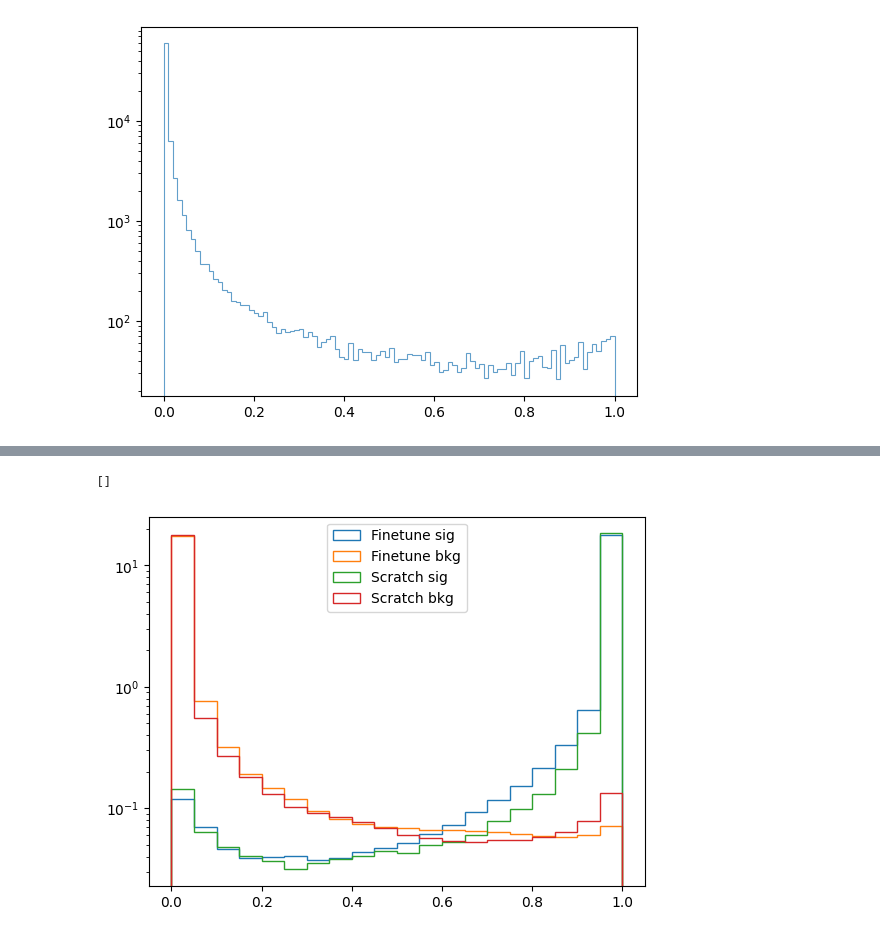
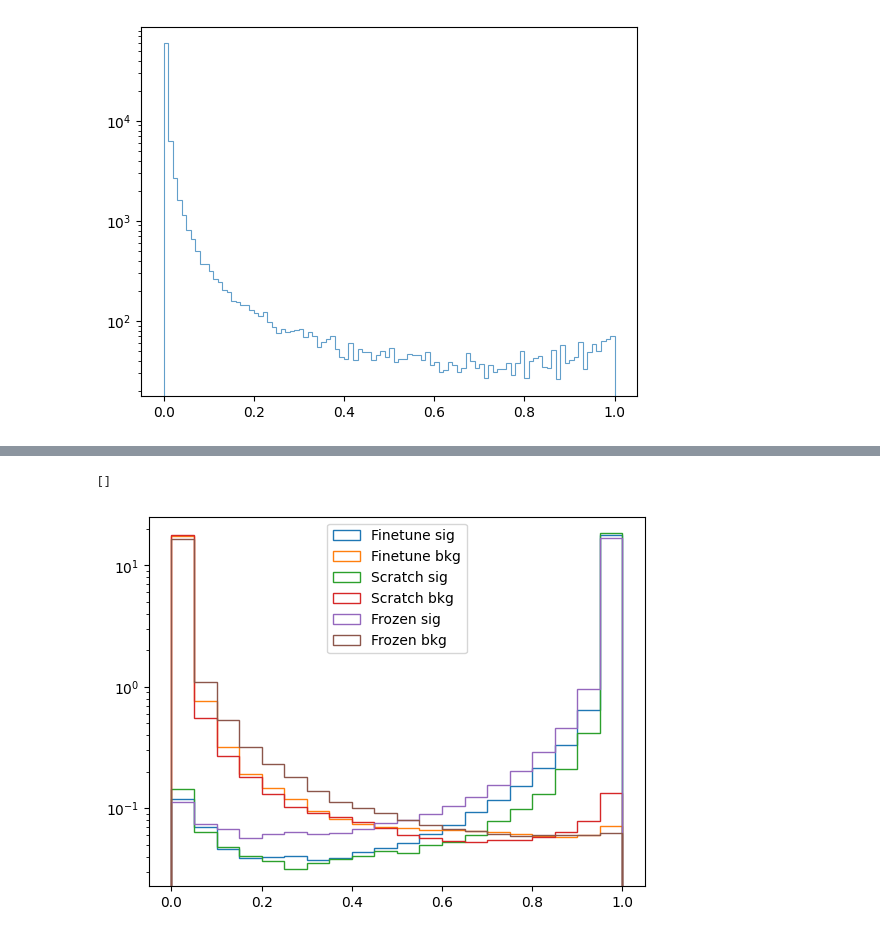
Before and after one commit to mvigl/Finetune_hep, a Jupyter notebook: demo.ipynb, the cells around one changed output, grey strips where cells are left out. Saved outputs shown, nothing was run; the diff lists cells and outputs as text; code cells hidden in the pictures.

```diff
--- a/demo.ipynb
+++ b/demo.ipynb
@@ -248,12 +276,14 @@ Scratch_Xbb_hl = get_sccores('/Users/matthiasvigl/Scratch_Xbb_hl/scores')
 # %%
 b=np.linspace(0,1,21)
 fig, ax = plt.subplots()
 ax.hist(Finetuned_Xbb_hl['score'],bins=b,weights=Finetuned_Xbb_hl['label'],histtype='step',density=True,label='Finetune sig')
 ax.hist(Finetuned_Xbb_hl['score'],bins=b,weights=1*(Finetuned_Xbb_hl['label']==0),histtype='step',density=True,label='Finetune bkg')
 ax.hist(Scratch_Xbb_hl['score'],bins=b,weights=Scratch_Xbb_hl['label'],histtype='step',density=True,label='Scratch sig')
 ax.hist(Scratch_Xbb_hl['score'],bins=b,weights=1*(Scratch_Xbb_hl['label']==0),histtype='step',density=True,label='Scratch bkg')
+ax.hist(Frozen_Xbb_hl['score'],bins=b,weights=Frozen_Xbb_hl['label'],histtype='step',density=True,label='Frozen sig')
+ax.hist(Frozen_Xbb_hl['score'],bins=b,weights=1*(Frozen_Xbb_hl['label']==0),histtype='step',density=True,label='Frozen bkg')
 ax.legend()
 ax.semilogy()
 # %% [output]
 []
-[figure, old version]
+[figure, new version]
```
Also changed, not shown: parts of 6 cells of this notebook.
